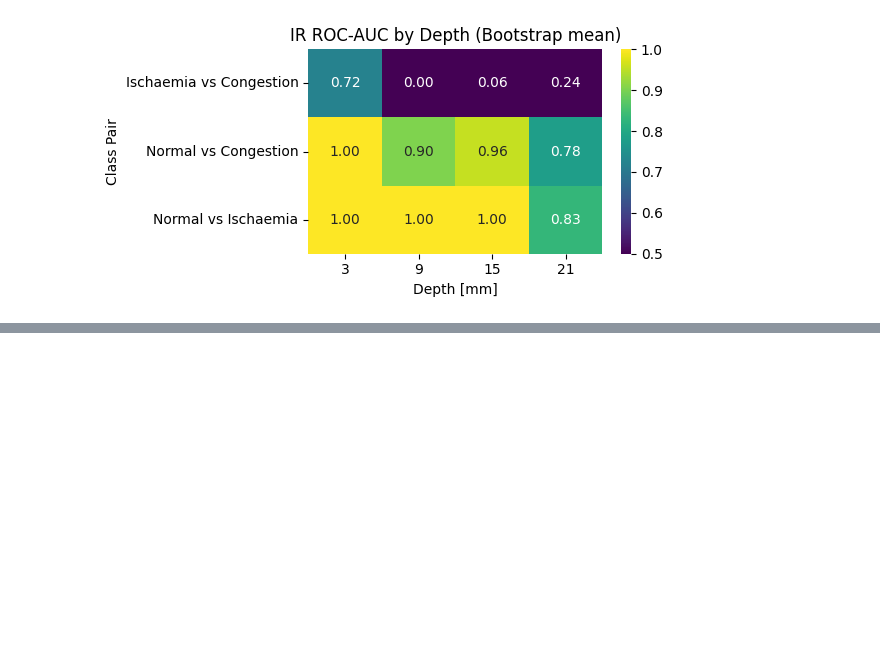
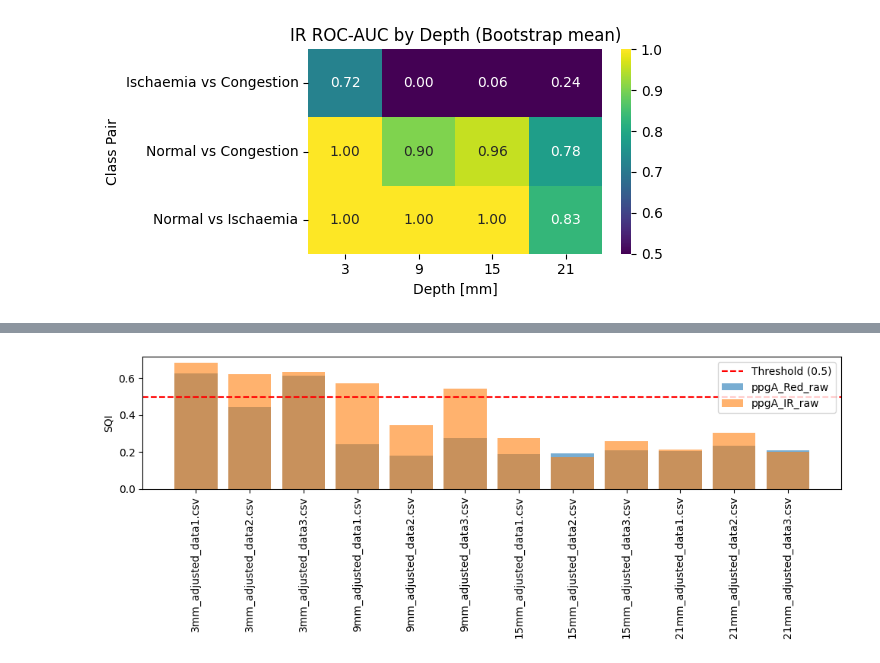
Before and after one commit to Hiroki-Kodama-PRS/Phantom-analysis, a Jupyter notebook: Phantom_analysis.ipynb, the cells around one changed output, grey strips where cells are left out. Saved outputs shown, nothing was run; the diff lists cells and outputs as text; code cells hidden in the pictures; blank space fills up the shorter version.

```diff
--- a/Phantom_analysis.ipynb
+++ b/Phantom_analysis.ipynb
@@ -682,0 +1363,94 @@ NameError: name 'df_auc_feat' is not defined
+# %%
+import pandas as pd
+import numpy as np
+import matplotlib.pyplot as plt
+from scipy.signal import welch
+from scipy.signal import correlate
+
+# ===== 設定 =====
+fs = 2000  # サンプリング周波数 [Hz]
+files = [f"{d}mm_adjusted_data{i}.csv" for d in [3,9,15,21] for i in [1,2,3]]  # データファイル一覧
+
+def calc_sqi(signal, fs=2000):
+    """1ch信号の簡易Signal Quality Indexを計算"""
+    # --- AC/DC ---
+    amp = np.nanmax(signal) - np.nanmin(signal)
+    mean_val = np.nanmean(signal)
+    acdc = amp / (np.abs(mean_val) + 1e-8)
+
+    # --- 自己相関 ---
+    # 0.5〜1.5Hz程度（30-90 bpm）を目安に1拍相当の遅延での相関を計算
+    sec_per_beat = 60 / 65  # 平均心拍65bpm程度の仮定
+    lag = int(fs * sec_per_beat)
+    if lag < len(signal):
+        corr = correlate(signal - np.nanmean(signal), signal - np.nanmean(signal), mode='full')
+        corr = corr[corr.size // 2:]
+        corr = corr / np.max(corr)  # 最大1に正規化
+        autocorr_beat = corr[lag] if lag < len(corr) else 0
+    else:
+        autocorr_beat = np.nan
+
+    # --- スペクトル特徴 ---
+    f, Pxx = welch(signal, fs=fs, nperseg=fs*2)
+    Pxx = np.nan_to_num(Pxx)
+    dom_idx = np.argmax(Pxx)
+    dom_freq = f[dom_idx]
+    dom_power = Pxx[dom_idx]
+    total_power = np.sum(Pxx)
+    dom_ratio = dom_power / (total_power + 1e-8)
+
+    # 高周波ノイズ比（>10Hzのパワー比）
+    high_freq_power = np.sum(Pxx[f > 10])
+    noise_ratio = high_freq_power / (total_power + 1e-8)
+
+    # --- SQI計算（例: 振幅, 自己相関, 主周波数優位, ノイズ低さ） ---
+    # それぞれ0〜1程度にスケールして合算（簡易）
+    # 実運用では特徴の重み付けや閾値設定は要調整
+    amp_score = np.clip(acdc / 2.0, 0, 1)        # AC/DCが2以上で満点
+    autocorr_score = np.clip(autocorr_beat, 0, 1)
+    dom_score = np.clip(dom_ratio / 0.5, 0, 1)   # 主周波数50%以上で満点
+    noise_score = 1 - np.clip(noise_ratio / 0.5, 0, 1)  # 高周波比50%以下で満点
+
+    sqi = np.nanmean([amp_score, autocorr_score, dom_score, noise_score])
+    return {
+        "AC_DC": acdc,
+        "Autocorr": autocorr_beat,
+        "DomFreq_Hz": dom_freq,
+        "DomRatio": dom_ratio,
+        "NoiseRatio": noise_ratio,
+        "SQI": sqi
+    }
+
+results = []
+
+for file in files:
+    df = pd.read_csv(file)
+    for ch in ["ppgA_Red_raw", "ppgA_IR_raw"]:
+        sig = df[ch].dropna().values
+        sqi_metrics = calc_sqi(sig, fs=fs)
+        results.append({
+            "File": file,
+            "Channel": ch,
+            **sqi_metrics
+        })
+
+df_sqi = pd.DataFrame(results)
+print(df_sqi.round(3))
+
+# SQI判定（例: SQI > 0.5を合格ラインとする）
+df_sqi["QualityFlag"] = df_sqi["SQI"] > 0.5
+print("\n=== Signal Quality Assessment ===")
+print(df_sqi[["File","Channel","SQI","QualityFlag"]].round(3))
+
+# SQIを棒グラフで可視化
+plt.figure(figsize=(10,4))
+for ch in ["ppgA_Red_raw","ppgA_IR_raw"]:
+    subset = df_sqi[df_sqi.Channel==ch]
+    plt.bar(subset["File"], subset["SQI"], label=ch, alpha=0.6)
+plt.axhline(0.5, color="red", linestyle="--", label="Threshold (0.5)")
+plt.xticks(rotation=90)
+plt.ylabel("SQI")
+plt.legend()
+plt.tight_layout()
+plt.show()
+# %% [output]
@@ -682,0 +1474 @@ NameError: name 'df_auc_feat' is not defined
+[figure, added]
```
Also changed, not shown: parts of 32 cells of this notebook, 1 other file.
